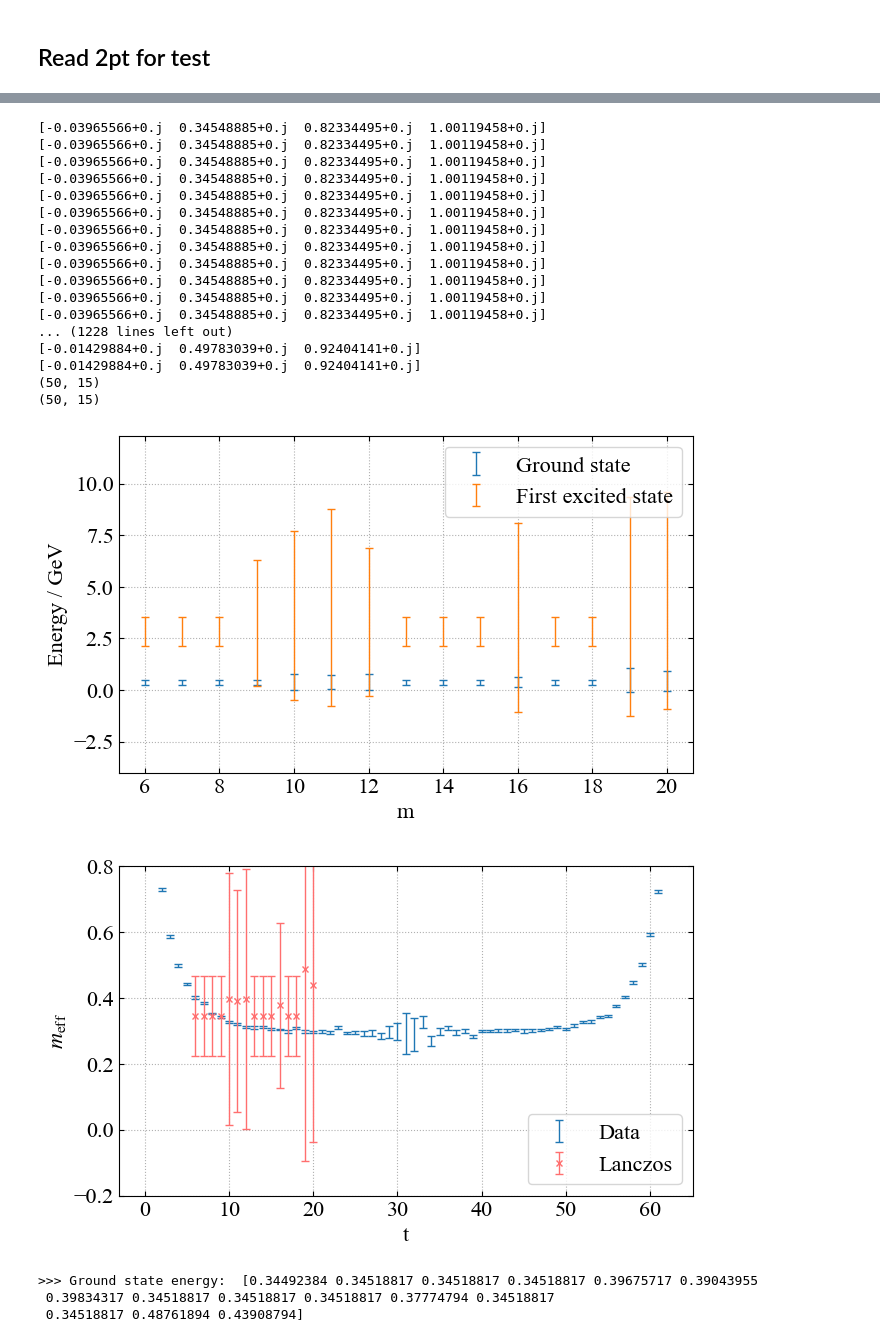
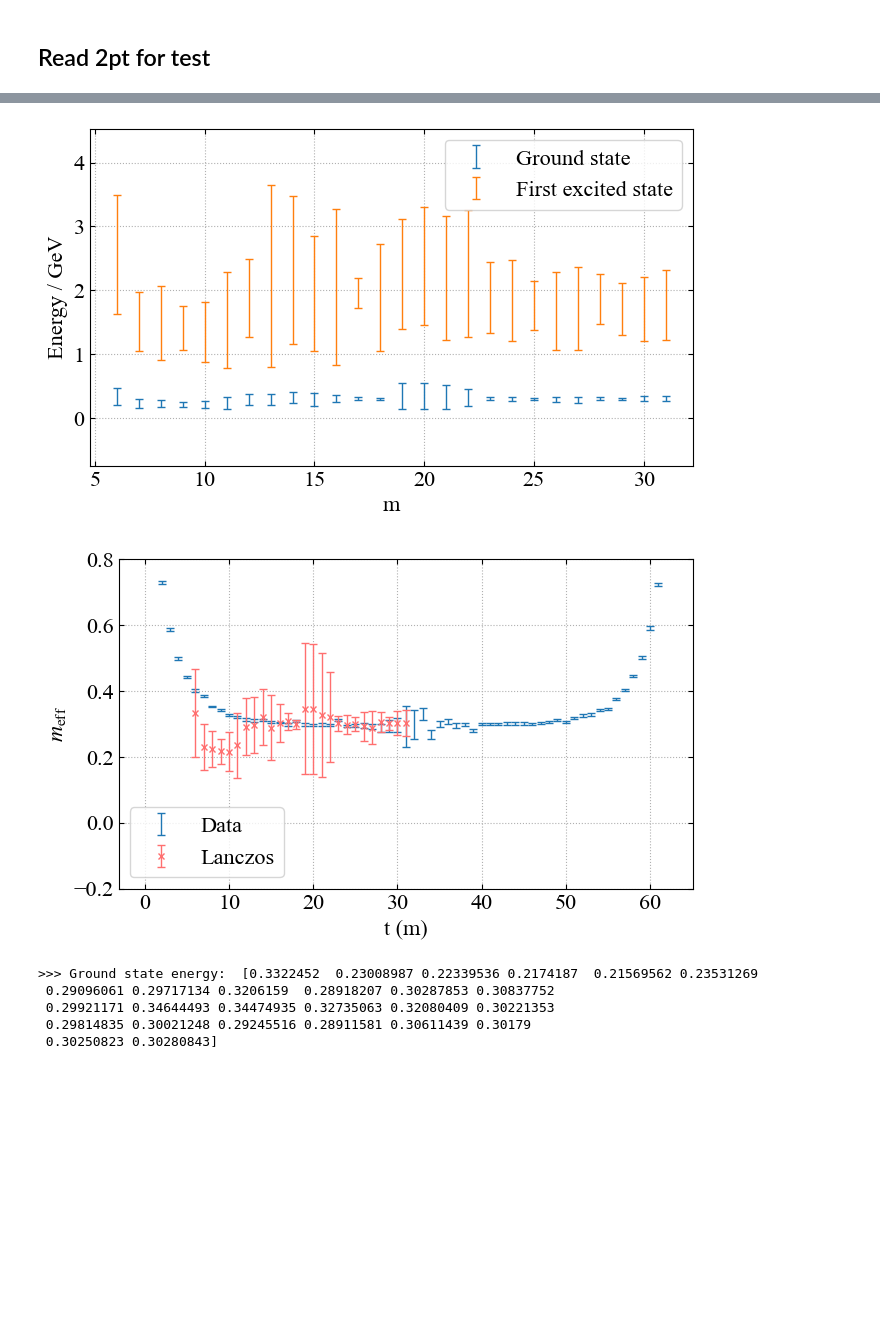
Before and after one commit to Greyyy-HJC/LaMETLat, a Jupyter notebook: examples/lanczos.ipynb, the cells around one changed output, grey strips where cells are left out. Cells and saved outputs as stored; diff of their text form; code cells hidden in the pictures; blank space fills up the shorter version.

```diff
--- a/examples/lanczos.ipynb
+++ b/examples/lanczos.ipynb
@@ -15,7 +15,7 @@ a = 0.04
 pt2_data = np.loadtxt("data/c2pt.CG52bxp00_CG52bxp00.SS.meson_g15.PX0_PY0_PZ0.real", delimiter=',')
 print(np.shape(pt2_data))
 pt2_data = pt2_data.swapaxes(0, 1)[1:] # remove the first row, which is the time
-pt2_bs, _ = bootstrap(pt2_data, samp_times=50, bin=10)
+pt2_bs, _ = bootstrap(pt2_data, samp_times=100, bin=5)
 print(np.shape(pt2_bs))
 # %% [output]
 (64, 315)
@@ -70,12 +70,10 @@ for n_conf in range(len(pt2_bs)):
             print(f"NaN detected in t_matrix for m={m} and n_conf={n_conf}")
             print(t_matrix)
 
-
         # Calculate eigenvalues of the t_matrix
-        eigenvalues = cut_spurious(t_matrix, tolerance=0.01)
+        eigenvalues = cut_spurious(t_matrix, tolerance=0.1)
         # Select eigenvalues with imaginary part smaller than threshold
-        print(eigenvalues)
-        eigenvalues = eigenvalues[np.abs(eigenvalues.imag) < 1e-15].real
+        eigenvalues = eigenvalues[np.abs(eigenvalues.imag) < 1e-8].real
         # Calculate energy states
         energy_states = - GEV_FM / a * np.log( eigenvalues )
         energy_states = np.array([e for e in energy_states if not np.isnan(e) and e > 0])
@@ -86,8 +84,8 @@ for n_conf in range(len(pt2_bs)):
             temp_e1.append(energy_states[1])
 
     if len(temp_e0) > 0 and len(temp_e1) > 0:
-        e0_ls.append(temp_e0[:15])
-        e1_ls.append(temp_e1[:15])
+        e0_ls.append(temp_e0)
+        e1_ls.append(temp_e1)
 
 print(np.shape(e0_ls))
 print(np.shape(e1_ls))
@@ -96,8 +94,8 @@ e0_gv = bs_ls_avg(e0_ls)
 e1_gv = bs_ls_avg(e1_ls)
 
 fig, ax = default_plot()
-ax.errorbar(m_ls[:15], gv.mean(e0_gv), yerr=gv.sdev(e0_gv), label='Ground state', **errorb)
-ax.errorbar(m_ls[:15], gv.mean(e1_gv), yerr=gv.sdev(e1_gv), label='First excited state', **errorb)
+ax.errorbar(m_ls, gv.mean(e0_gv), yerr=gv.sdev(e0_gv), label='Ground state', **errorb)
+ax.errorbar(m_ls, gv.mean(e1_gv), yerr=gv.sdev(e1_gv), label='First excited state', **errorb)
 ax.set_xlabel('m', **fs_p)
 ax.set_ylabel('Energy / GeV', **fs_p)
 ax.set_ylim(auto_ylim([gv.mean(e0_gv), gv.mean(e1_gv)], [gv.sdev(e0_gv), gv.sdev(e1_gv)]))
@@ -108,8 +106,8 @@ plt.show()
 
 fig, ax = default_plot()
 ax.errorbar(np.arange(len(meff_avg)), gv.mean(meff_avg), yerr=gv.sdev(meff_avg), label='Data', **errorb)
-ax.errorbar(m_ls[:15], gv.mean(e0_gv), yerr=gv.sdev(e0_gv), label='Lanczos', marker='x', color=red, **errorb)
-ax.set_xlabel('t', **fs_p)
+ax.errorbar(m_ls, gv.mean(e0_gv), yerr=gv.sdev(e0_gv), label='Lanczos', marker='x', color=red, **errorb)
+ax.set_xlabel('t (m)', **fs_p)
 ax.set_ylabel(r'$m_{\rm eff}$', **fs_p)
 plt.ylim(-0.2, 0.8)
 plt.legend(**fs_p)
@@ -138,25 +121,10 @@ print(">>> Ground state energy: ", gv.mean(e0_gv))
-[-0.03965566+0.j  0.34548885+0.j  0.82334495+0.j  1.00119458+0.j]
-[-0.03965566+0.j  0.34548885+0.j  0.82334495+0.j  1.00119458+0.j]
-[-0.03965566+0.j  0.34548885+0.j  0.82334495+0.j  1.00119458+0.j]
-[-0.03965566+0.j  0.34548885+0.j  0.82334495+0.j  1.00119458+0.j]
-[-0.03965566+0.j  0.34548885+0.j  0.82334495+0.j  1.00119458+0.j]
-[-0.03965566+0.j  0.34548885+0.j  0.82334495+0.j  1.00119458+0.j]
-[-0.03965566+0.j  0.34548885+0.j  0.82334495+0.j  1.00119458+0.j]
-[-0.03965566+0.j  0.34548885+0.j  0.82334495+0.j  1.00119458+0.j]
-[-0.03965566+0.j  0.34548885+0.j  0.82334495+0.j  1.00119458+0.j]
-[-0.03965566+0.j  0.34548885+0.j  0.82334495+0.j  1.00119458+0.j]
-[-0.03965566+0.j  0.34548885+0.j  0.82334495+0.j  1.00119458+0.j]
-[-0.03965566+0.j  0.34548885+0.j  0.82334495+0.j  1.00119458+0.j]
-... (1228 lines left out)
-[-0.01429884+0.j  0.49783039+0.j  0.92404141+0.j]
-[-0.01429884+0.j  0.49783039+0.j  0.92404141+0.j]
-(50, 15)
-(50, 15)
-[figure, old version]
+[figure, new version]
-[figure, old version]
+[figure, new version]
->>> Ground state energy:  [0.34492384 0.34518817 0.34518817 0.34518817 0.39675717 0.39043955
- 0.39834317 0.34518817 0.34518817 0.34518817 0.37774794 0.34518817
- 0.34518817 0.48761894 0.43908794]
+>>> Ground state energy:  [0.3322452  0.23008987 0.22339536 0.2174187  0.21569562 0.23531269
+ 0.29096061 0.29717134 0.3206159  0.28918207 0.30287853 0.30837752
+ 0.29921171 0.34644493 0.34474935 0.32735063 0.32080409 0.30221353
+ 0.29814835 0.30021248 0.29245516 0.28911581 0.30611439 0.30179
+ 0.30250823 0.30280843]
 # %%
 print(np.mean(e0_ls))
 print(e0_ls)
```
Also changed, not shown: parts of 5 cells of this notebook, 3 other files.
